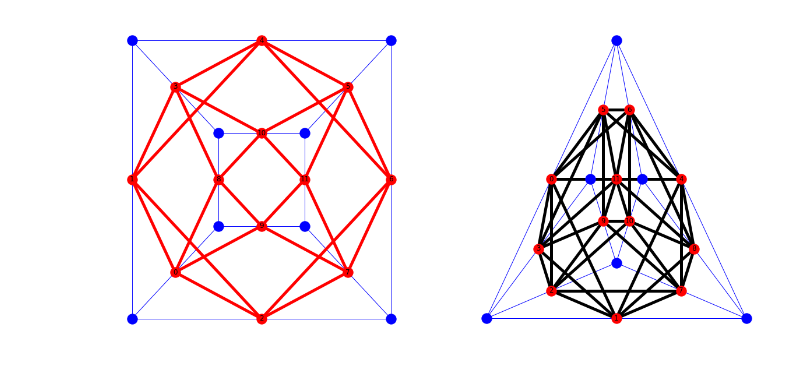
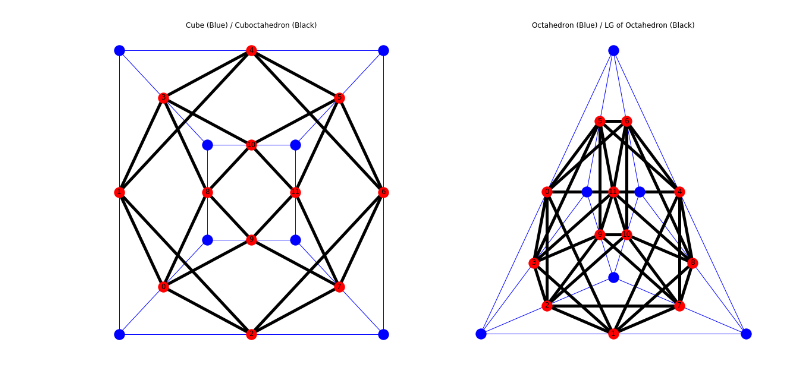
Before and after one commit to crabtr26/Line-Graphs-of-Platonic-Solids, a Jupyter notebook: Platonic_Line_Graphs.ipynb, the cells around one changed output. Drawn from its saved outputs; the diff is of its cells as text; code cells hidden in the pictures.

```diff
--- a/Platonic_Line_Graphs.ipynb
+++ b/Platonic_Line_Graphs.ipynb
@@ -19,23 +21,28 @@ nx.draw(LG_Tetrahedron, pos=pos_LG_Tetrahedron, node_color='red',
 # %%
 from Platonic_Graphs import cube, pos_cube, octahedron, pos_octahedron
 
 ## Constructing the line graphs of the cube/octahedron ##
 LG_cube, pos_LG_cube = my_line_graph(cube, pos=pos_cube)
 LG_octahedron, pos_LG_octahedron = my_line_graph(octahedron, pos=pos_octahedron)
 
 ## Plotting ##
 fig, ax = plt.subplots(ncols=2,figsize=(20,10))
+
+ax[0].set_title("Cube (Blue) / Cuboctahedron (Black)")
 nx.draw(cube, ax=ax[0], pos=pos_cube, node_color='blue',
         edge_color='blue', width=1)
 
+## LG of a cube is a cuboctahedron
 nx.draw(LG_cube, ax=ax[0], pos=pos_LG_cube, node_color='red',
-        edge_color='red', width=5, with_labels=True)
+        edge_color='black', width=5, with_labels=True)
 
+
+ax[1].set_title("Octahedron (Blue) / LG of Octahedron (Black)")
 nx.draw(octahedron, ax=ax[1], pos=pos_octahedron, node_color='blue',
         edge_color='blue', width=1)
 
 nx.draw(LG_octahedron, ax=ax[1], pos=pos_LG_octahedron, node_color='red',
         edge_color='black', width=5, with_labels=True)
 # %% [output]
-[figure, old version]
+[figure, new version]
 # %%
```
Also changed, not shown: parts of 8 cells of this notebook.
